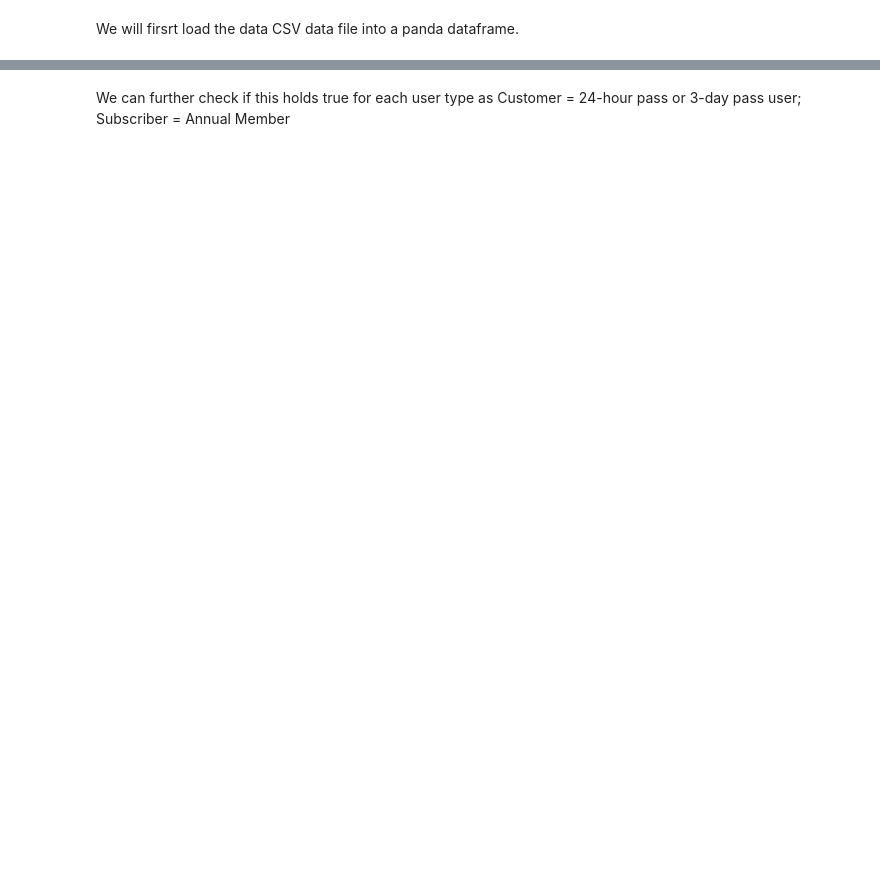
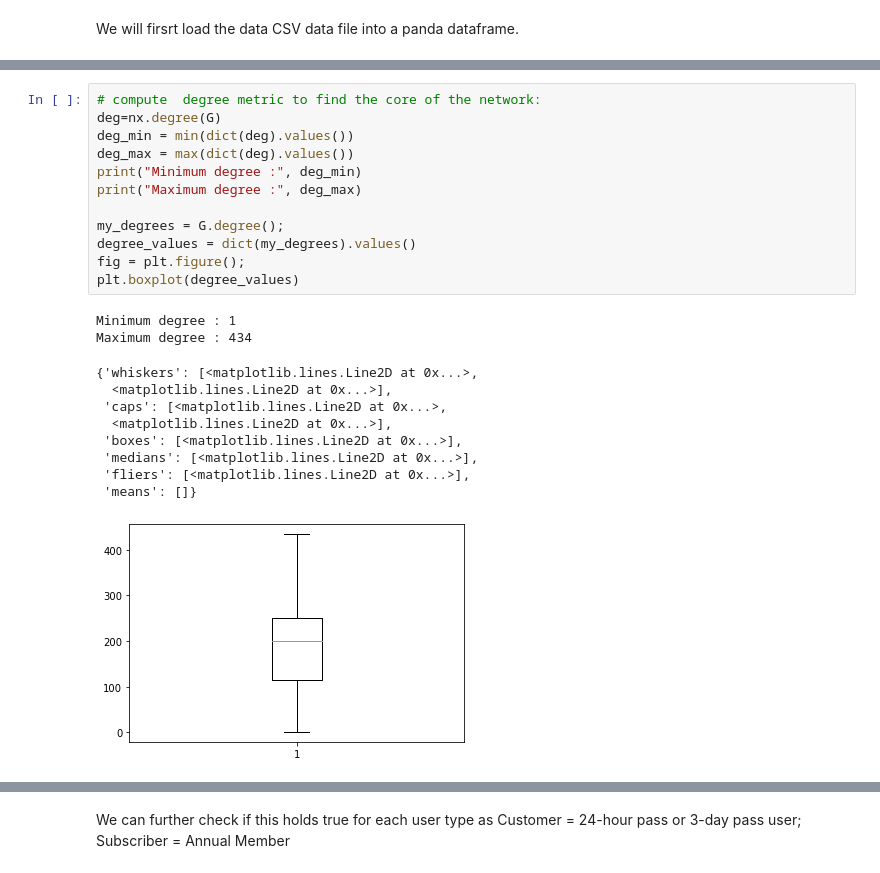
Before and after one commit to mtelab1/SPS_MSDS_SMR21_DATA620, a Jupyter notebook: Project01/Project01-CentralityMeasures-NycCitiBikeShare.ipynb, the cells around one changed output, grey strips where cells are left out. Cells and saved outputs as stored; diff of their text form; blank space fills up the shorter version.

```diff
--- a/Project01/Project01-CentralityMeasures-NycCitiBikeShare.ipynb
+++ b/Project01/Project01-CentralityMeasures-NycCitiBikeShare.ipynb
@@ -106,0 +117,24 @@ Average out degree: 969.8546
+# %%
+# compute  degree metric to find the core of the network:
+deg=nx.degree(G)
+deg_min = min(dict(deg).values())
+deg_max = max(dict(deg).values())
+print("Minimum degree :", deg_min)
+print("Maximum degree :", deg_max)
+
+my_degrees = G.degree();
+degree_values = dict(my_degrees).values()
+fig = plt.figure();
+plt.boxplot(degree_values)
+# %% [output]
+Minimum degree : 1
+Maximum degree : 434
+{'whiskers': [<matplotlib.lines.Line2D at 0x...>,
+  <matplotlib.lines.Line2D at 0x...>],
+ 'caps': [<matplotlib.lines.Line2D at 0x...>,
+  <matplotlib.lines.Line2D at 0x...>],
+ 'boxes': [<matplotlib.lines.Line2D at 0x...>],
+ 'medians': [<matplotlib.lines.Line2D at 0x...>],
+ 'fliers': [<matplotlib.lines.Line2D at 0x...>],
+ 'means': []}
+[figure, added]
```
Also changed, not shown: parts of 53 cells of this notebook, 5 other files.
